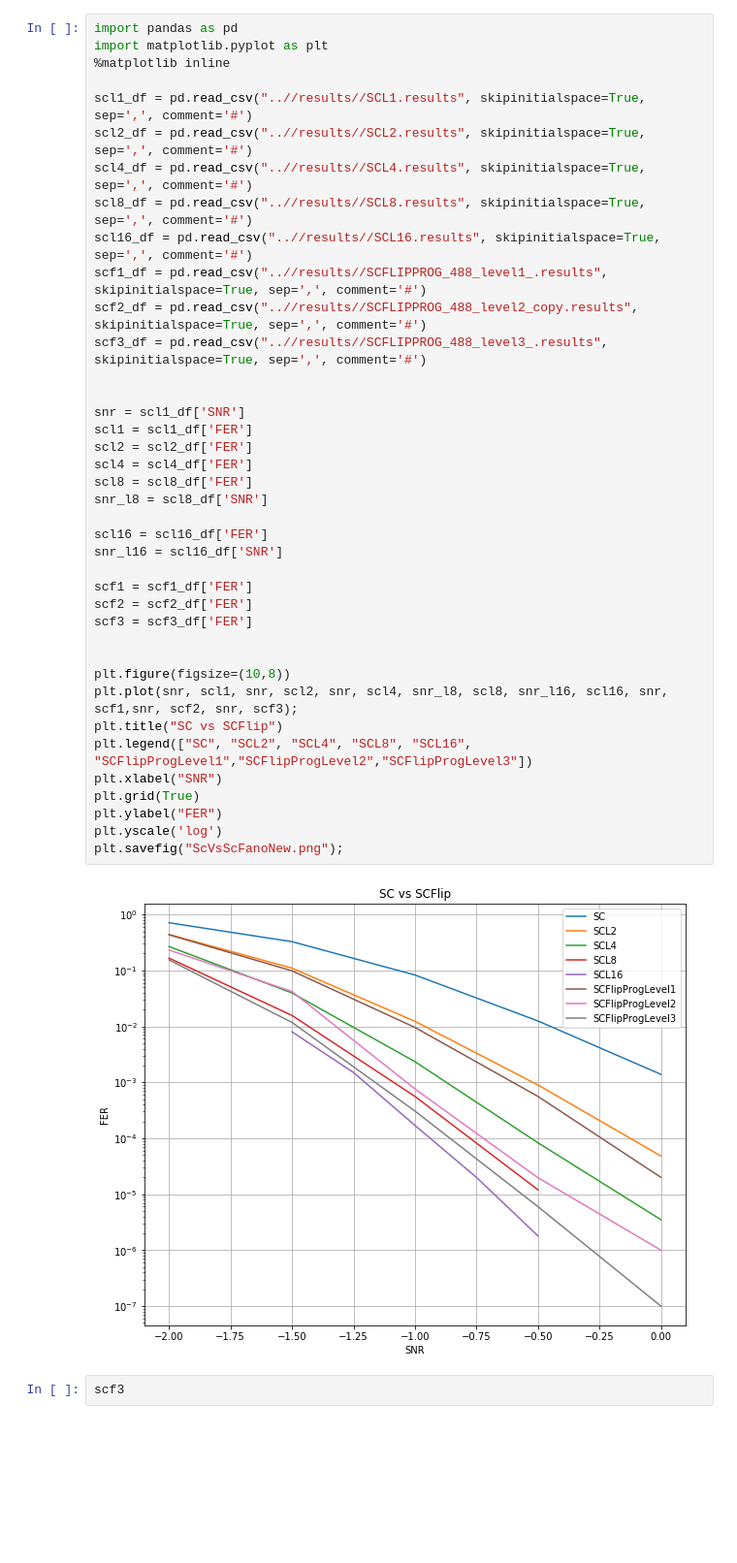
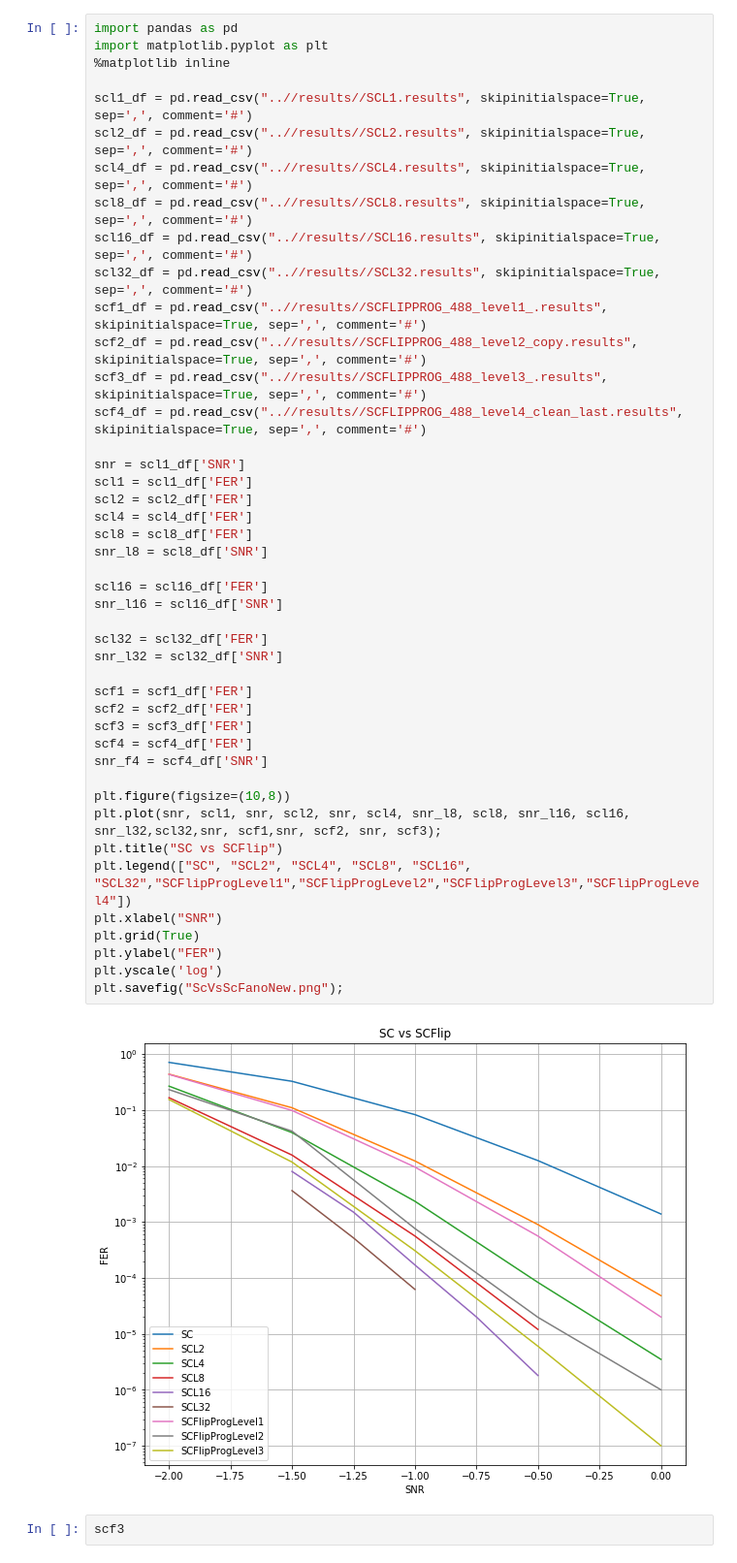
Before and after one commit to ISChetverikov/PolarCodes, a Jupyter notebook: results_plotting/PlotFerCurve.ipynb, the cells around one changed output. Shown: that part at 97% size. Saved outputs shown, nothing was run; the diff lists cells and outputs as text; blank space fills up the shorter version.

Commit message:
Results temp

```diff
--- a/results_plotting/PlotFerCurve.ipynb
+++ b/results_plotting/PlotFerCurve.ipynb
@@ -7,38 +7,43 @@ scl1_df = pd.read_csv("..//results//SCL1.results", skipinitialspace=True, sep=',
 scl2_df = pd.read_csv("..//results//SCL2.results", skipinitialspace=True, sep=',', comment='#')
 scl4_df = pd.read_csv("..//results//SCL4.results", skipinitialspace=True, sep=',', comment='#')
 scl8_df = pd.read_csv("..//results//SCL8.results", skipinitialspace=True, sep=',', comment='#')
 scl16_df = pd.read_csv("..//results//SCL16.results", skipinitialspace=True, sep=',', comment='#')
+scl32_df = pd.read_csv("..//results//SCL32.results", skipinitialspace=True, sep=',', comment='#')
 scf1_df = pd.read_csv("..//results//SCFLIPPROG_488_level1_.results", skipinitialspace=True, sep=',', comment='#')
 scf2_df = pd.read_csv("..//results//SCFLIPPROG_488_level2_copy.results", skipinitialspace=True, sep=',', comment='#')
 scf3_df = pd.read_csv("..//results//SCFLIPPROG_488_level3_.results", skipinitialspace=True, sep=',', comment='#')
-
+scf4_df = pd.read_csv("..//results//SCFLIPPROG_488_level4_clean_last.results", skipinitialspace=True, sep=',', comment='#')
 
 snr = scl1_df['SNR']
 scl1 = scl1_df['FER']
 scl2 = scl2_df['FER']
 scl4 = scl4_df['FER']
 scl8 = scl8_df['FER']
 snr_l8 = scl8_df['SNR']
 
 scl16 = scl16_df['FER']
 snr_l16 = scl16_df['SNR']
 
+scl32 = scl32_df['FER']
+snr_l32 = scl32_df['SNR']
+
 scf1 = scf1_df['FER']
 scf2 = scf2_df['FER']
 scf3 = scf3_df['FER']
-
+scf4 = scf4_df['FER']
+snr_f4 = scf4_df['SNR']
 
 plt.figure(figsize=(10,8))
-plt.plot(snr, scl1, snr, scl2, snr, scl4, snr_l8, scl8, snr_l16, scl16, snr, scf1,snr, scf2, snr, scf3);
+plt.plot(snr, scl1, snr, scl2, snr, scl4, snr_l8, scl8, snr_l16, scl16, snr_l32,scl32,snr, scf1,snr, scf2, snr, scf3);
 plt.title("SC vs SCFlip")
-plt.legend(["SC", "SCL2", "SCL4", "SCL8", "SCL16", "SCFlipProgLevel1","SCFlipProgLevel2","SCFlipProgLevel3"])
+plt.legend(["SC", "SCL2", "SCL4", "SCL8", "SCL16", "SCL32","SCFlipProgLevel1","SCFlipProgLevel2","SCFlipProgLevel3","SCFlipProgLevel4"])
 plt.xlabel("SNR")
 plt.grid(True)
 plt.ylabel("FER")
 plt.yscale('log')
 plt.savefig("ScVsScFanoNew.png");
 # %% [output]
-[figure, old version]
+[figure, new version]
 # %%
 scf3
 # %% [output]
```
Also changed, not shown: 5 other files.
